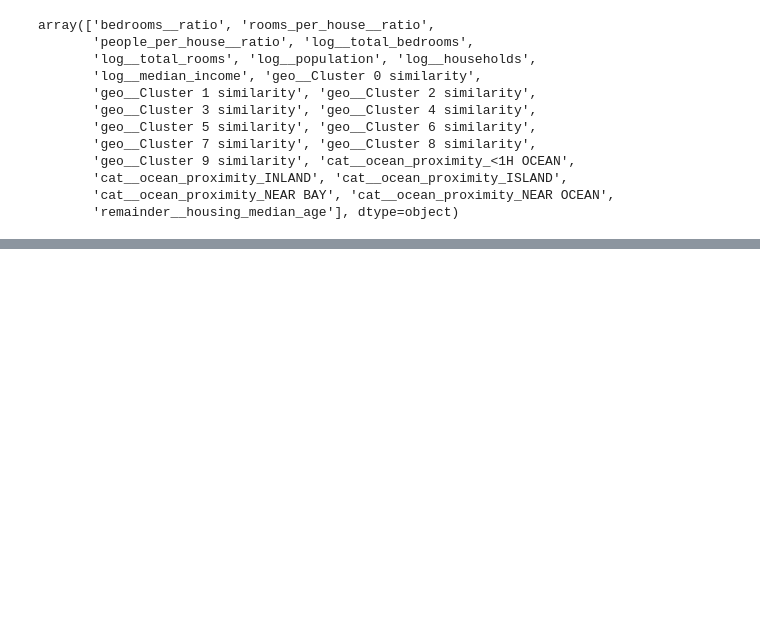
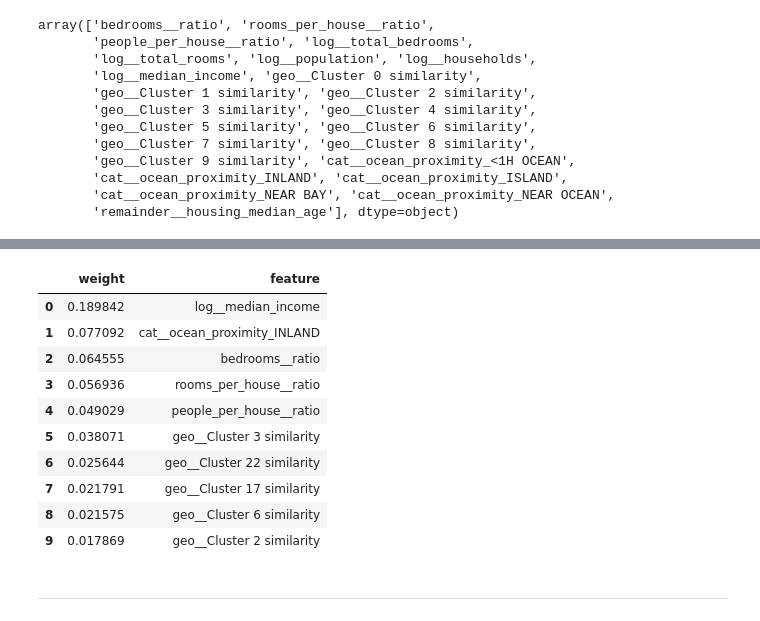
Before and after one commit to silvanoross/Real_Estate_ML, a Jupyter notebook: housing_pipeline.ipynb, the cells around one changed output, grey strips where cells are left out. Drawn from its saved outputs; the diff is of its cells as text; code cells hidden in the pictures; blank space fills up the shorter version.

```diff
--- a/housing_pipeline.ipynb
+++ b/housing_pipeline.ipynb
@@ -845,0 +986,15 @@ array(['bedrooms__ratio', 'rooms_per_house__ratio',
+# %%
+# import randomized search cv
+from sklearn.model_selection import RandomizedSearchCV
+from scipy.stats import randint #to make parameters truly random
+
+# create the parameter distributions
+param_distribs = {'preprocessing__geo__n_clusters':randint(low=3, high=50),
+                  'random_forest__max_features': randint(low=2, high=20)}
+# make random search pipeline
+rnd_search = RandomizedSearchCV(
+    full_pipeline, param_distributions=param_distribs, n_iter=10, cv=3,
+    scoring='neg_root_mean_squared_error', random_state=42
+)
+# fit the model
+rnd_search.fit(housing, housing_labels)
@@ -845,0 +1020,6 @@ array(['bedrooms__ratio', 'rooms_per_house__ratio',
+# %%
+# pick out the best final model
+final_model = rnd_search.best_estimator_
+#show feature importance
+feature_importances = final_model['random_forest'].feature_importances_
+display(feature_importances.round(2))
@@ -845,0 +1055,21 @@ array(['bedrooms__ratio', 'rooms_per_house__ratio',
+# %%
+# link the feature importances to their corresponding names
+feature_importance_df = pd.DataFrame(sorted(zip(feature_importances,
+           final_model['preprocessing'].get_feature_names_out()),
+           reverse=True), columns=['weight', 'feature'])
+# view the top 10 features and their weights of importance
+feature_importance_df.sort_values('weight', ascending=False).head(10)
+# %% [output]
+|  | weight | feature |
+| 0 | 0.189842 | log__median_income |
+| 1 | 0.077092 | cat__ocean_proximity_INLAND |
+| 2 | 0.064555 | bedrooms__ratio |
+| 3 | 0.056936 | rooms_per_house__ratio |
+| 4 | 0.049029 | people_per_house__ratio |
+| 5 | 0.038071 | geo__Cluster 3 similarity |
+| 6 | 0.025644 | geo__Cluster 22 similarity |
+| 7 | 0.021791 | geo__Cluster 17 similarity |
+| 8 | 0.021575 | geo__Cluster 6 similarity |
+| 9 | 0.017869 | geo__Cluster 2 similarity |
+# %% [markdown]
+** **
```
Also changed, not shown: parts of 35 cells of this notebook, 2 other files.
